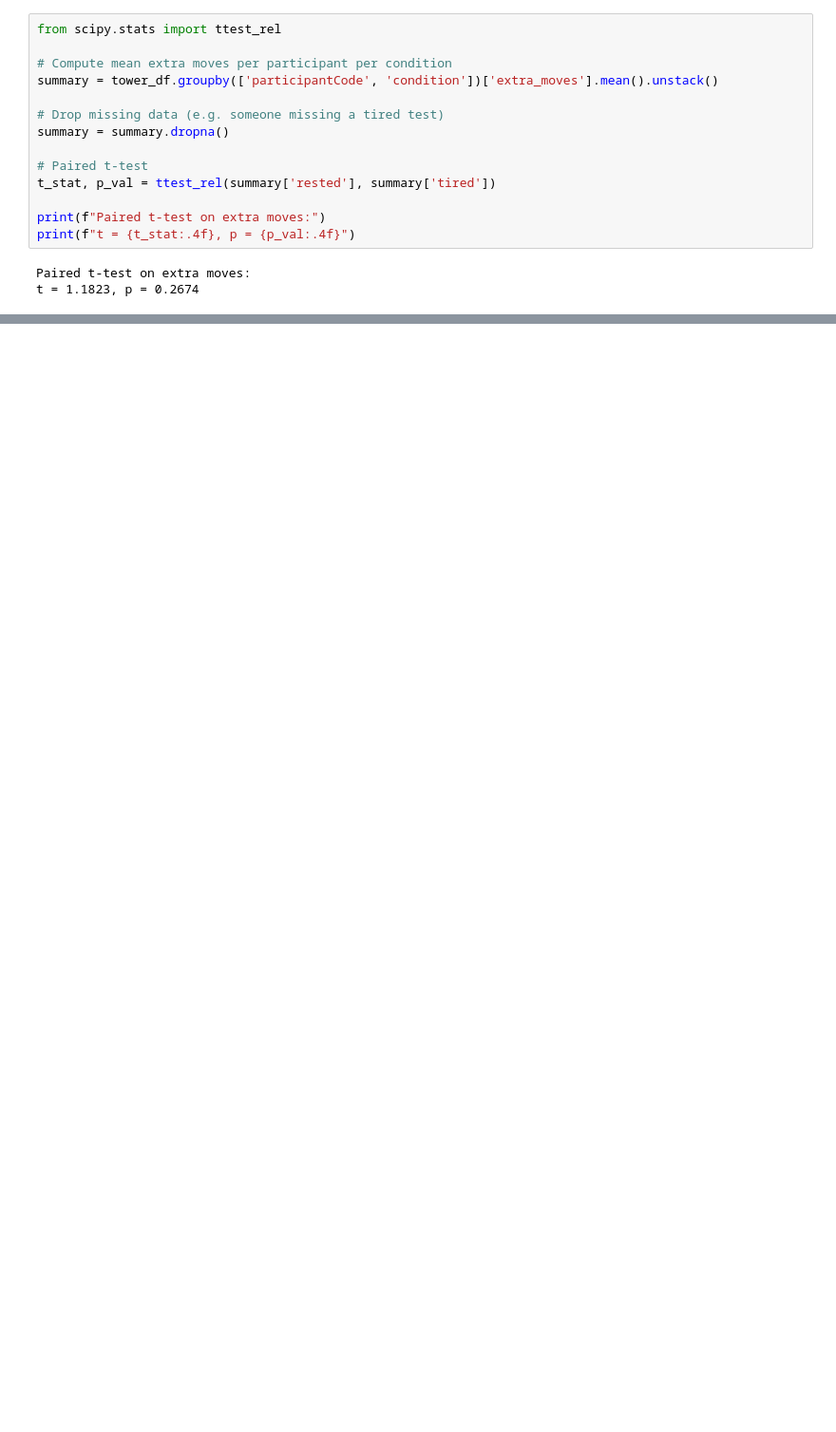
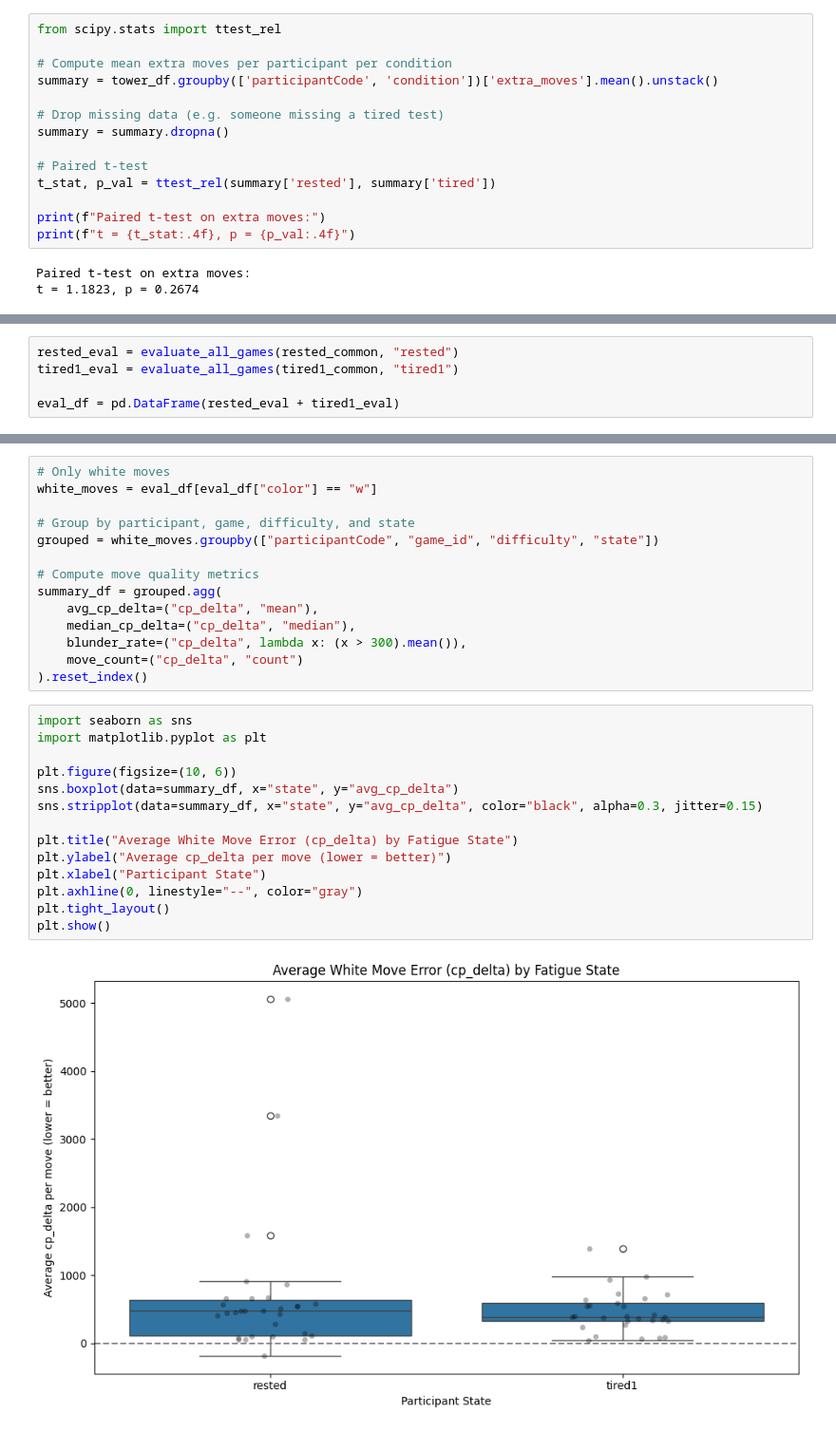
Before and after one commit to Hejtan/fatigue-chess, a Jupyter notebook: analysis/fatigue_analysis.ipynb, the cells around one changed output, grey strips where cells are left out. Shown at 95% size. Cells and saved outputs as stored; diff of their text form; blank space fills up the shorter version.

Commit message:
difficulty adaptability ready

```diff
--- a/analysis/fatigue_analysis.ipynb
+++ b/analysis/fatigue_analysis.ipynb
@@ -745,0 +834,5 @@ t = 1.1823, p = 0.2674
+# %%
+rested_eval = evaluate_all_games(rested_common, "rested")
+tired1_eval = evaluate_all_games(tired1_common, "tired1")
+
+eval_df = pd.DataFrame(rested_eval + tired1_eval)
@@ -745,0 +855,30 @@ t = 1.1823, p = 0.2674
+# %%
+# Only white moves
+white_moves = eval_df[eval_df["color"] == "w"]
+
+# Group by participant, game, difficulty, and state
+grouped = white_moves.groupby(["participantCode", "game_id", "difficulty", "state"])
+
+# Compute move quality metrics
+summary_df = grouped.agg(
+    avg_cp_delta=("cp_delta", "mean"),
+    median_cp_delta=("cp_delta", "median"),
+    blunder_rate=("cp_delta", lambda x: (x > 300).mean()),
+    move_count=("cp_delta", "count")
+).reset_index()
+# %%
+import seaborn as sns
+import matplotlib.pyplot as plt
+
+plt.figure(figsize=(10, 6))
+sns.boxplot(data=summary_df, x="state", y="avg_cp_delta")
+sns.stripplot(data=summary_df, x="state", y="avg_cp_delta", color="black", alpha=0.3, jitter=0.15)
+
+plt.title("Average White Move Error (cp_delta) by Fatigue State")
+plt.ylabel("Average cp_delta per move (lower = better)")
+plt.xlabel("Participant State")
+plt.axhline(0, linestyle="--", color="gray")
+plt.tight_layout()
+plt.show()
+# %% [output]
+[figure, added]
```
Also changed, not shown: parts of 42 cells of this notebook, 10 other files.
